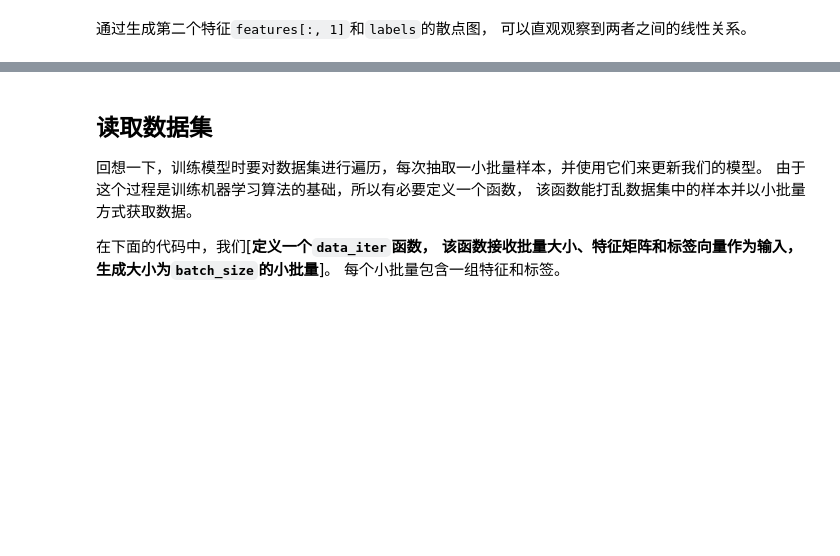
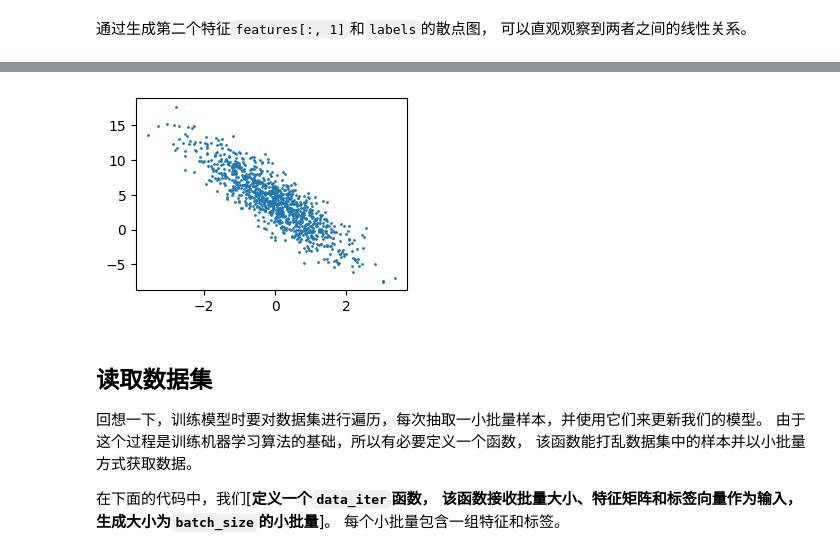
Before and after one commit to realcoolyangyang123/dive-into-deep-learning-notes, a Jupyter notebook: chapter_linear-networks/3.2linear-regression-scratch.ipynb, the cells around one changed output, grey strips where cells are left out. Cells and saved outputs as stored; diff of their text form; code cells hidden in the pictures; blank space fills up the shorter version.

```diff
--- a/chapter_linear-networks/3.2linear-regression-scratch.ipynb
+++ b/chapter_linear-networks/3.2linear-regression-scratch.ipynb
@@ -58,6 +59,7 @@ label: tensor([5.2498])
 通过生成第二个特征`features[:, 1]`和`labels`的散点图，
 可以直观观察到两者之间的线性关系。
 # %%
-d2l.set_figsize()
-d2l.plt.scatter(features[:, (1)].detach().numpy(), labels.detach().numpy(), 1);
+plt.figure(figsize=(3.5, 2.5))
+plt.scatter(features[:, (1)].detach().numpy(), labels.detach().numpy(), 1)
+plt.show()
 # %% [output]
@@ -65,3 +66,4 @@ d2l.plt.scatter(features[:, (1)].detach().numpy(), labels.detach().numpy(), 1);
+[figure, added]
 # %% [markdown]
 ## 读取数据集
 
```
Also changed, not shown: parts of 6 cells of this notebook.
